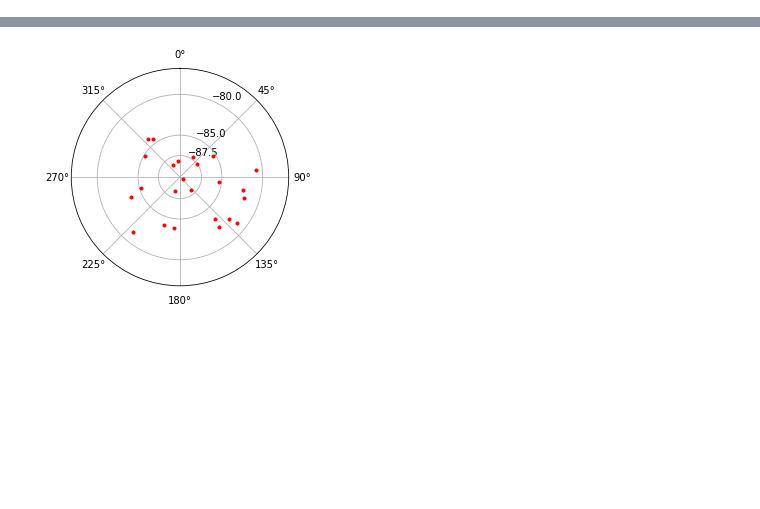
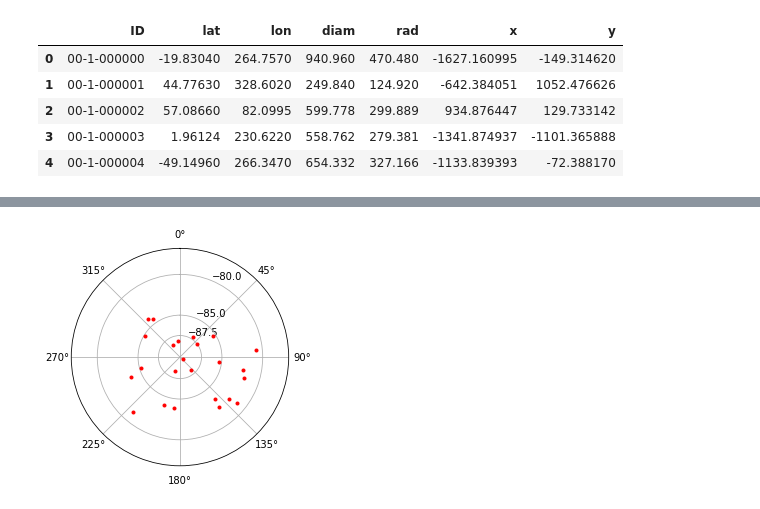
Before and after one commit to cjtu/moonpies, a Jupyter notebook: code/cannon2020.ipynb, the cells around one changed output, grey strips where cells are left out. Saved outputs shown, nothing was run; the diff lists cells and outputs as text; code cells hidden in the pictures; blank space fills up the shorter version.

```diff
--- a/code/cannon2020.ipynb
+++ b/code/cannon2020.ipynb
@@ -80,0 +58,22 @@ for i, row in sdf.iterrows():
+# %%
+# All craters from Robbins 2018
+frobbins = '/home/cjtu/projects/essi21/data/lunar_crater_database_robbins_2018.csv'
+stu_df = pd.read_csv(frobbins, header=0)
+
+# Reformat cols and compute x, y coords
+df = stu_df[['CRATER_ID', 'LAT_CIRC_IMG', 'LON_CIRC_IMG', 'DIAM_CIRC_IMG']]
+df = df.rename({
+    'CRATER_ID': 'ID',
+    'LAT_CIRC_IMG': 'lat',
+    'LON_CIRC_IMG': 'lon',
+    'DIAM_CIRC_IMG': 'diam'}, axis='columns')
+df['rad'] = df.diam / 2
+df['x'], df['y'] = model.latlon2xy(df.lat, df.lon)
+df.head()
+# %% [output]
+|  | ID | lat | lon | diam | rad | x | y |
+| 0 | 00-1-000000 | -19.83040 | 264.7570 | 940.960 | 470.480 | -1627.160995 | -149.314620 |
+| 1 | 00-1-000001 | 44.77630 | 328.6020 | 249.840 | 124.920 | -642.384051 | 1052.476626 |
+| 2 | 00-1-000002 | 57.08660 | 82.0995 | 599.778 | 299.889 | 934.876447 | 129.733142 |
+| 3 | 00-1-000003 | 1.96124 | 230.6220 | 558.762 | 279.381 | -1341.874937 | -1101.365888 |
+| 4 | 00-1-000004 | -49.14960 | 266.3470 | 654.332 | 327.166 | -1133.839393 | -72.388170 |
```
Also changed, not shown: parts of 4 cells of this notebook, 31 other files.
